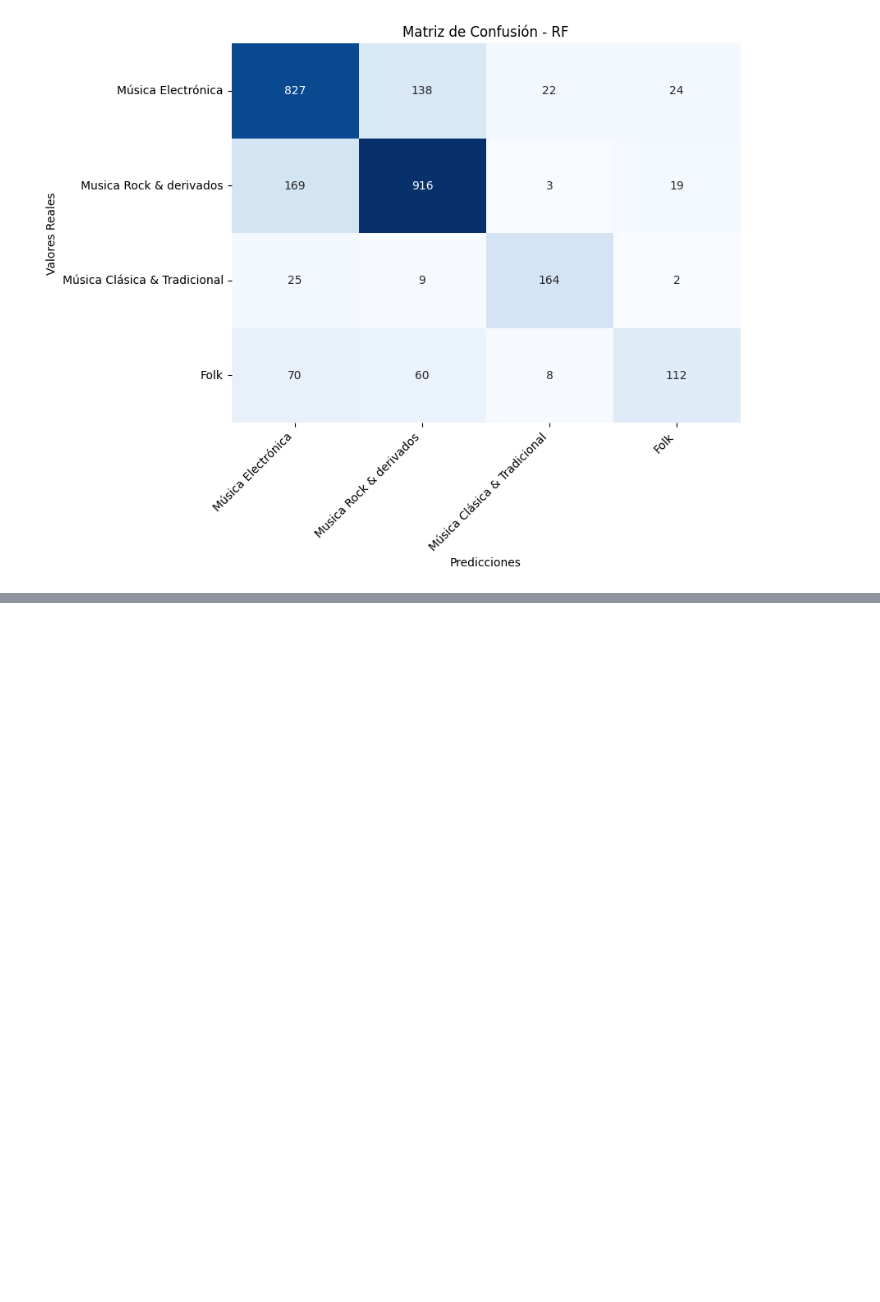
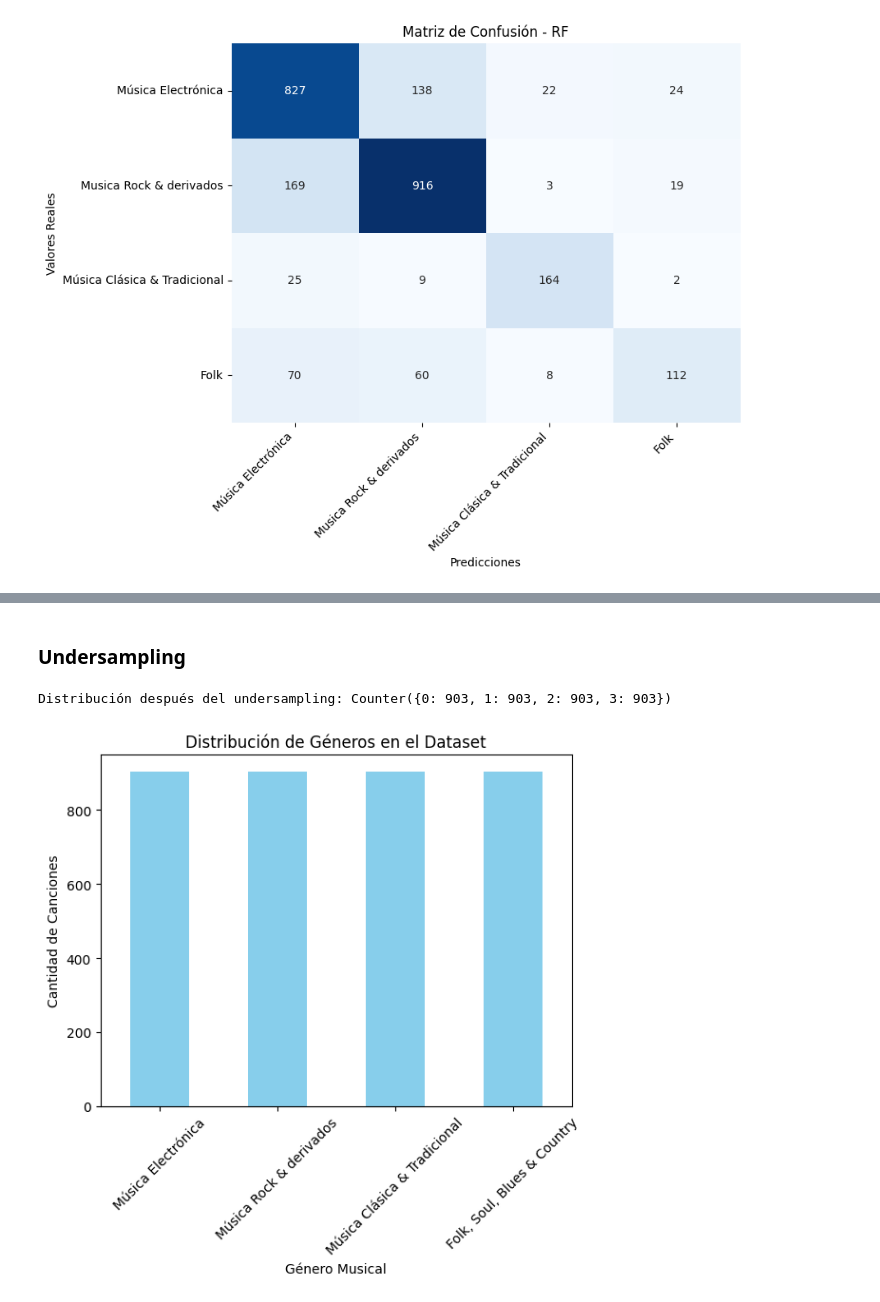
Before and after one commit to LucasQuintoDiario/ML_music_genres, a Jupyter notebook: notebooks/03_Entrenamiento_Evaluacion.ipynb, the cells around one changed output, grey strips where cells are left out. Saved outputs shown, nothing was run; the diff lists cells and outputs as text; code cells hidden in the pictures; blank space fills up the shorter version.

```diff
--- a/notebooks/03_Entrenamiento_Evaluacion.ipynb
+++ b/notebooks/03_Entrenamiento_Evaluacion.ipynb
@@ -1017,0 +1071,5 @@ pickle.dump(best_gs, open(filename, 'wb'))
+# %%
+df_3 = df.copy().drop(columns="genre_id")
+df_3['genre'] = df_3['genre'].replace(genre_mapping).astype("Int32")
+df_3 = df_3.dropna(subset=['genre'])
+df_3["genre"].value_counts()
@@ -1017,0 +1084,44 @@ pickle.dump(best_gs, open(filename, 'wb'))
+# %% [markdown]
+### Undersampling
+# %%
+# Definir X e y
+X = df_3.drop(columns=["genre"])
+y = df_3["genre"]
+# %%
+
+# Definir el undersampler
+undersampler = RandomUnderSampler(sampling_strategy='auto', random_state=42)
+
+# Aplicar el undersampling
+X_resampled, y_resampled = undersampler.fit_resample(X, y)
+
+# Ver el balance después del undersampling
+print("Distribución después del undersampling:", Counter(y_resampled))
+# %% [output]
+Distribución después del undersampling: Counter({0: 903, 1: 903, 2: 903, 3: 903})
+# %%
+import matplotlib.pyplot as plt
+
+# Crear un diccionario para mapear los valores numéricos a sus etiquetas generales
+genre_labels = {
+    0: "Música Electrónica",
+    1: "Música Rock & derivados",
+    2: "Música Clásica & Tradicional",
+    3: "Folk, Soul, Blues & Country"
+}
+
+# Contar la cantidad de cada categoría en la columna 'genre'
+genre_counts = pd.Series(y_resampled).value_counts()
+
+# Reemplazar los números por nombres de las categorías generales
+genre_counts.index = genre_counts.index.map(genre_labels)
+
+# Graficar
+genre_counts.plot(kind="bar", color="skyblue")
+plt.xticks(rotation=45)
+plt.xlabel("Género Musical")
+plt.ylabel("Cantidad de Canciones")
+plt.title("Distribución de Géneros en el Dataset")
+plt.show()
+# %% [output]
+[figure, added]
```
Also changed, not shown: parts of 21 cells of this notebook, 9 other files.
